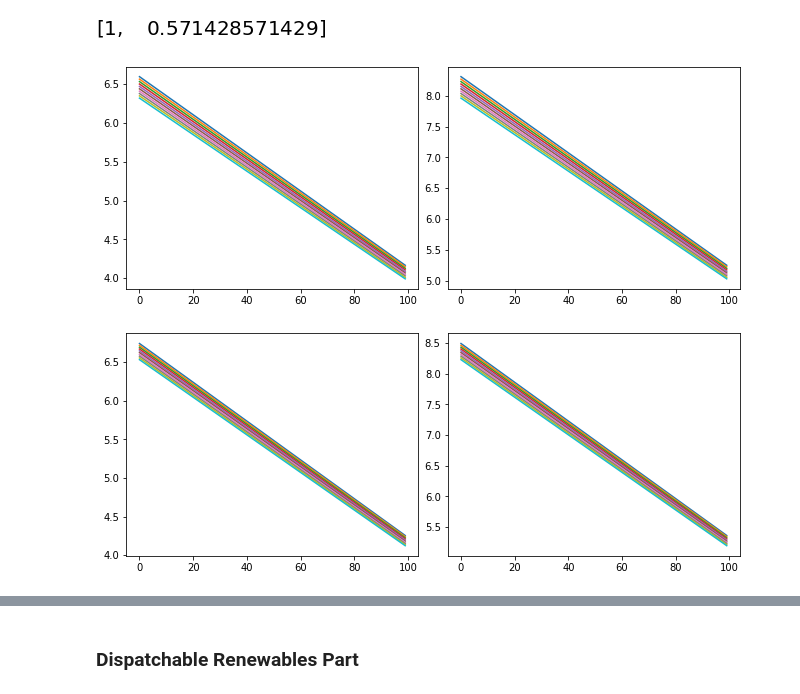
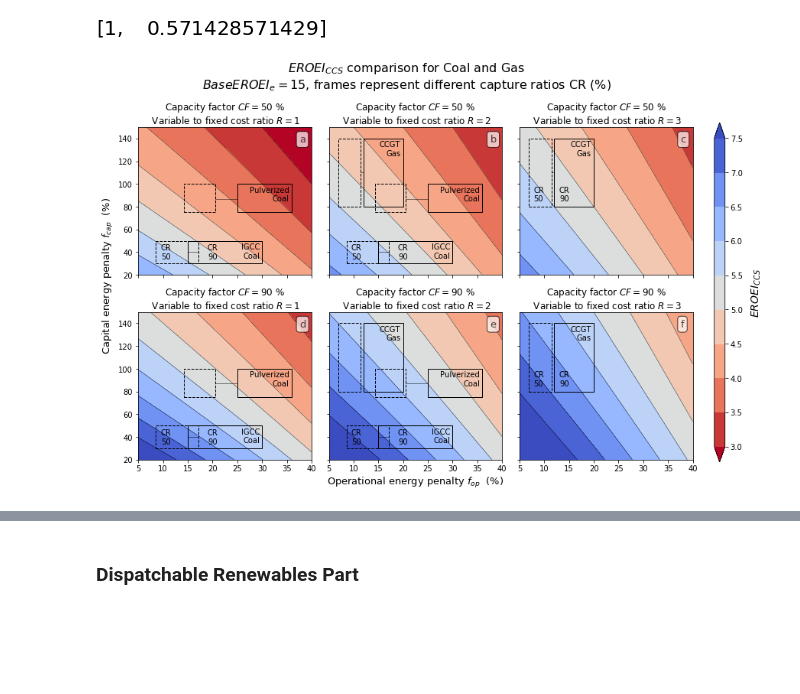
Before and after one commit to csaladenes/sustainable-energy-transitions, a Jupyter notebook: ccs/eroei-ccs-workbook.ipynb, the cells around one changed output, grey strips where cells are left out. Drawn from its saved outputs; the diff is of its cells as text; code cells hidden in the pictures; blank space fills up the shorter version.

Commit message:
updates plots

```diff
--- a/ccs/eroei-ccs-workbook.ipynb
+++ b/ccs/eroei-ccs-workbook.ipynb
@@ -179,98 +181,89 @@ CR_ratio
 # %%
 fop=np.linspace(5,40,100)
 fcap=np.linspace(20,150,100)
-RR=[[1.5,2.5],[2,3],[2,3],[1,2],[1,2]]
+R=[1,2,3]
 n=0
 p=0
-titles=[u'$EROEI_{CCS}$ comparison for Coal and Gas','Conventional Canadian Gas','Indiana Tight Gas','Coal','Coal']
-eroei_els=[15,10,27,14,7]
-names=['NGCC\nGas','Pulverized\nCoal','IGCC\nCoal']
+titles=[u'$EROEI_{CCS}$ comparison for Coal and Gas']
+eroei_els=[15]
+names=['CCGT\nGas','Pulverized\nCoal','IGCC\nCoal']
 t0s=[[12,20,80,140],[25,36,75,100],[15,30,30,50]]
-minmax=[{'min':0,'max':0} for i in range(4)]
-#for r in range(len(titles)):
-for r in range(1):
-    R=RR[r]
+for r in range(len(titles)):
     eroei_el=eroei_els[r]
     eroei_ccs=np.zeros([len(R),len(CF),len(fop),len(fcap)])
+    mmax=np.zeros([len(R),len(CF),len(CR_ratio),len(names)])
+    mmin=np.zeros([len(R),len(CF),len(CR_ratio),len(names)])+1000
     for i in range(len(R)):
         for j in range(len(CF)):
             for k in range(len(fop)):
                 for l in range(len(fcap)):
+                    #calculate eoris over maps
                     eroei_ccs[i][j][l,k]=(1-fop[k]/100.0)*((R[i]+1)/(R[i]+1+fcap[l]/100.0))*eroei_el*CF[j]*CF_ratio[j]/100.0
-                    if ((i==1)and(j==1)):
-                        if r==1:
-                            n=0
-                            p=0
-                        elif r==2:
-                            n=0
-                            p=1
-                        elif r==3:
-                            n=2
-                            p=2
-                        elif r==4:
-                            n=2
-                            p=3
-                        if ((abs(fop[k]-t0s[n][0])<0.5)and(abs(fcap[l]-t0s[n][2])<1.5)):
-                            minmax[p]['max']=eroei_ccs[i][j][l,k]
-                        if ((abs(fop[k]-t0s[n][1])<0.5)and(abs(fcap[l]-t0s[n][3])<1.5)):
-                            minmax[p]['min']=eroei_ccs[i][j][l,k]
 
-    fig,axes=plt.subplots(2,2,figsize=(11,9))
-    plt.subplots_adjust(hspace=0.2)
-    plt.subplots_adjust(wspace=0.1)
-    fig,axes2=plt.subplots(2,2,figsize=(11,9))
-    plt.subplots_adjust(hspace=0.2)
+    fig,axes=plt.subplots(2,3,figsize=(13,8))
+    plt.subplots_adjust(hspace=0.25)
     plt.subplots_adjust(wspace=0.1)
     for i in range(len(axes)):
         for j in range(len(axes[i])):
-            z = eroei_ccs[i][j]
-            for l in range(len(z[::10])):
-                ax=axes[i][j]
-                ax.plot(z[l])
-            ax=axes2[i][j]
-            levels = MaxNLocator(nbins=30).tick_values(eroei_el/6.0, eroei_el/2.0)
-            cmap = plt.get_cmap('RdYlGn')
+            ax=axes[i][j]
+            z = eroei_ccs[j][i]
+            levels = MaxNLocator(nbins=10).tick_values(eroei_el/5.0, eroei_el/2.0)
+            levels2 = MaxNLocator(nbins=5).tick_values(eroei_el/5.0, eroei_el/2.0)
+            cmap = plt.get_cmap('coolwarm_r')
             X, Y = np.meshgrid(fop, fcap)
             im = ax.contourf(X, Y, z, cmap=cmap, levels=levels,extend='both')
+            im2 = ax.contour(X, Y, z, levels=levels,extend='both',colors='k',linewidths=0.4)
+            im3 = ax.contour(X, Y, z, levels=levels2,extend='both',colors='k',linewidths=0.01)
             if (i==0)and(j==1):
                 fig.subplots_adjust(right=0.9)
                 cbar_ax = fig.add_axes([0.93, 0.12, 0.015, 0.77])
                 fig.colorbar(im, cax=cbar_ax)
                 cbar_ax.set_ylabel(u'$EROEI_{CCS}$',fontsize=14,labelpad=10)
             ax.set_xlim((fop.min(),fop.max()))
             ax.set_ylim((fcap.min(),fcap.max()))
 
             ls=['-','--']
             ls0='-'
             lw0=0.5
             for m in range(len(CR_ratio)):
                 n=m*0
                 for ti in range(len(t0s)):
-                    if ((r==0)or(((r==1)or(r==2))and(ti==0))or(((r==3)or(r==4))and(ti!=0))):
+                    if (((j!=0)and(ti==0))or((j!=2)and(ti!=0))):
                         t0=t0s[ti]
                         t=[t0[0]*CR_ratio[m],t0[1]*CR_ratio[m],t0[2]+n,t0[3]+n]
                         rect = patches.Rectangle((t[0],t[2]),t[1]-t[0],t[3]-t[2],linewidth=1,edgecolor='k',facecolor='none',ls=ls[m])
                         ax.add_patch(rect)
                         if ti==2:
-                            ax.text(t[0]+2+(1-m)*3,t[3]-15,'CR\n'+str(CR[m]),horizontalalignment='center')
-                        elif ti==0:
-                            if ((r==1)or(r==2)):
-                                ax.text(t[0]+2,t[3]-40,'CR\n'+str(CR[m]),horizontalalignment='center')
+                            ax.text(t[0]+2+(1-m)*3,t[3]-16,'CR\n'+str(CR[m]),horizontalalignment='center')
+                        if ((j==2)):
+                            if ti==0:
+                                ax.text(t[0]+2+(1-m)*0,t[3]-55,'CR\n'+str(CR[m]),horizontalalignment='center')
                         if m==0:
                             ax.text(t[1]-0.5,t[3]-15,names[ti],horizontalalignment='right')
                         else:
                             line = lines.Line2D((t0[0],t[1]),((t0[2]+t0[3])/2,(t[2]+t[3])/2),color='k',linewidth=lw0,ls=ls0)
                             ax.add_line(line)
 
-            ax.set_title(u'Capacity factor $CF='+str(CF[j])+'$\n Variable to fixed cost ratio $R='+str(R[i])+'$')
-    axes2[1][0].set_xlabel('Operational energy penalty $f_{op}$',fontsize=13,x=1)
-    axes2[0][0].set_ylabel('Capital energy penalty $f_{cap}$',fontsize=13,y=0)
-    axes2[0][1].set_yticklabels('')
-    axes2[1][1].set_yticklabels('')
-    axes2[0][0].set_xticklabels('')
-    axes2[0][1].set_xticklabels('')
-    plt.suptitle(titles[r]+'\n'+r'$EROEI_{el}='+str(eroei_el)+'$, frames represent different capture ratios CR',fontsize=16,y=1.01)
-    #plt.savefig(str(r)+'new2.png',dpi=150,bbox_inches = 'tight', pad_inches = 0.1)
+            ax.set_title(u'Capacity factor $CF='+str(CF[i])+'$ %\n Variable to fixed cost ratio $R='+str(R[j])+'$')
+            ax.text(0.93, 0.95, string.ascii_lowercase[i*3+j],
+                horizontalalignment='left',
+                verticalalignment='top',
+                transform=ax.transAxes,size=13,alpha=0.7,
+                              bbox=dict(boxstyle="round", fc="w", alpha=0.7))
+
+            #ax.clabel(im3, fmt = '%i',inline=1, fontsize=10)
+
+    axes[1][1].set_xlabel('Operational energy penalty $f_{op}$  (%)',fontsize=13)
+    axes[0][0].set_ylabel('Capital energy penalty $f_{cap}$  (%)',fontsize=13,y=0)
+    axes[0][1].set_yticklabels('')
+    axes[1][1].set_yticklabels('')
+    axes[0][2].set_yticklabels('')
+    axes[1][2].set_yticklabels('')
+    axes[0][0].set_xticklabels('')
+    axes[0][1].set_xticklabels('')
+    axes[0][2].set_xticklabels('')
+    plt.suptitle(titles[r]+'\n'+r'$Base EROEI_{e}='+str(eroei_el)+'$, frames represent different capture ratios CR (%)',fontsize=16,y=1.03)
+    plt.savefig('plot/fig2.png',dpi=150,bbox_inches = 'tight', pad_inches = 0.1)
     plt.show()
 # %% [output]
-[figure, old version]
+[figure, new version]
```
Also changed, not shown: parts of 28 cells of this notebook, 9 other files.
